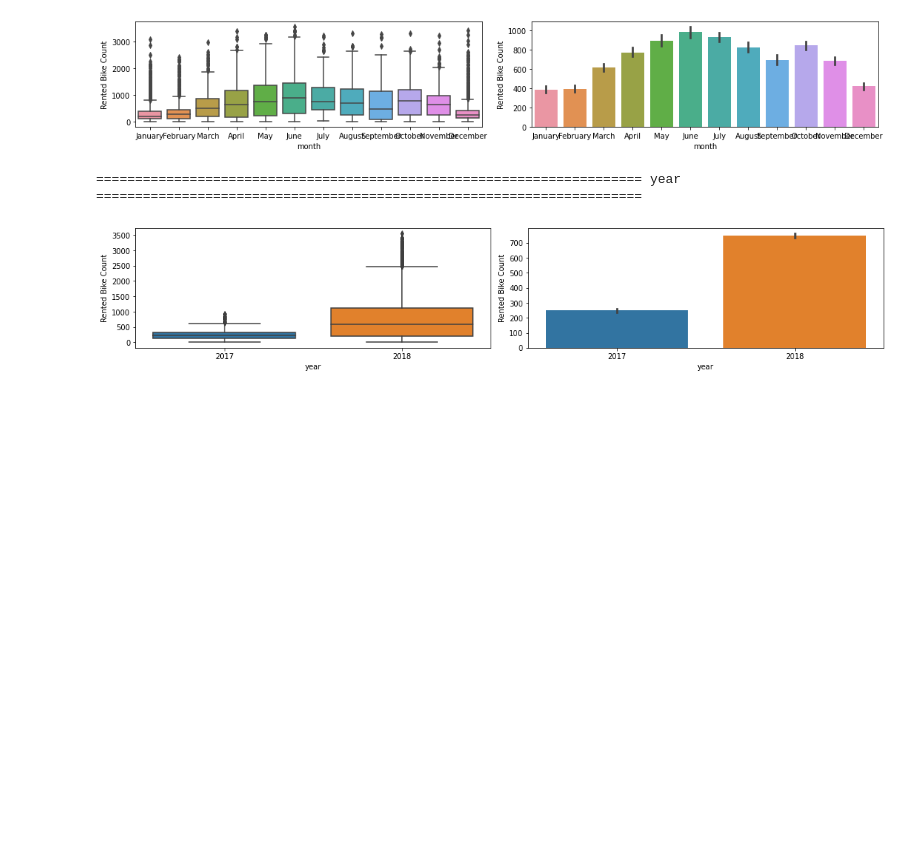
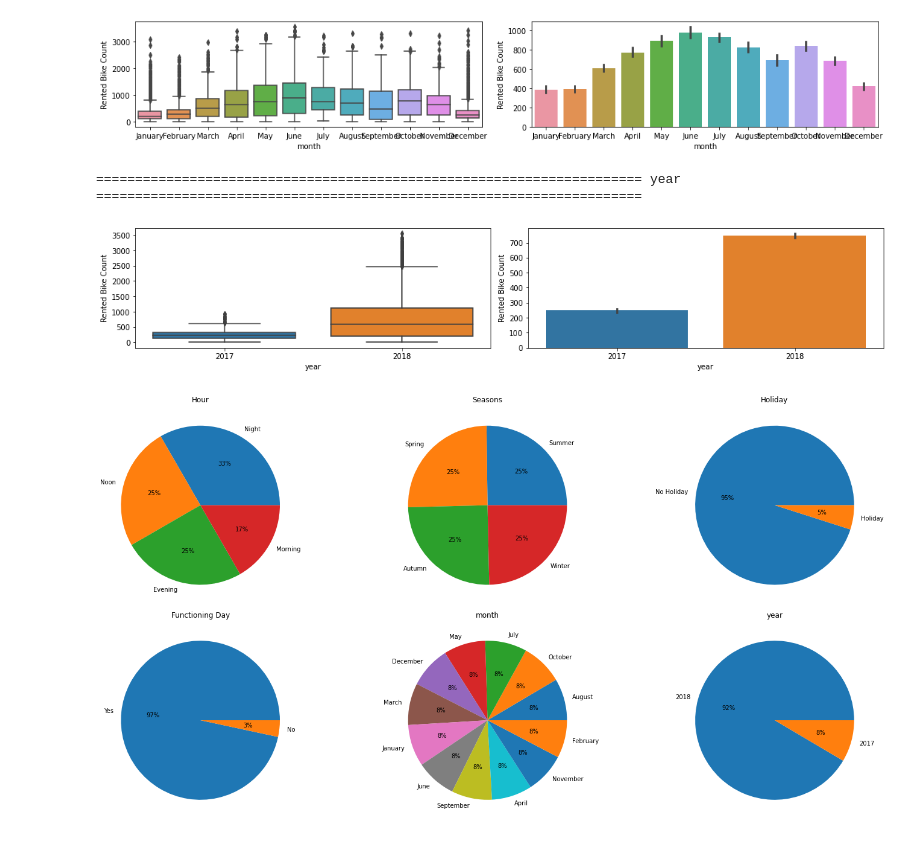
Before and after one commit to fathimajafir/Seoul-Bike-Sharing-Demand-Prediction, a Jupyter notebook: Copy_of_Bike_Sharing_Demand_Prediction_Capstone_Project.ipynb, the cells around one changed output. Drawn from its saved outputs; the diff is of its cells as text; code cells hidden in the pictures; blank space fills up the shorter version.

```diff
--- a/Copy_of_Bike_Sharing_Demand_Prediction_Capstone_Project.ipynb
+++ b/Copy_of_Bike_Sharing_Demand_Prediction_Capstone_Project.ipynb
@@ -327,3 +327,15 @@ for i in categorical_features.columns:
 [figure]
 ====================================================================== year ======================================================================
 [figure]
+# %%
+# creating boxplot for all categorical feature
+n=1
+plt.figure(figsize=(20,15))
+for i in categorical_features.columns:
+  plt.subplot(3,3,n)
+  n=n+1
+  plt.pie(df[i].value_counts(),labels = df[i].value_counts().keys().tolist(),autopct='%.0f%%')
+  plt.title(i)
+  plt.tight_layout()
+# %% [output]
+[figure, added]
```
Also changed, not shown: parts of 40 cells of this notebook.
